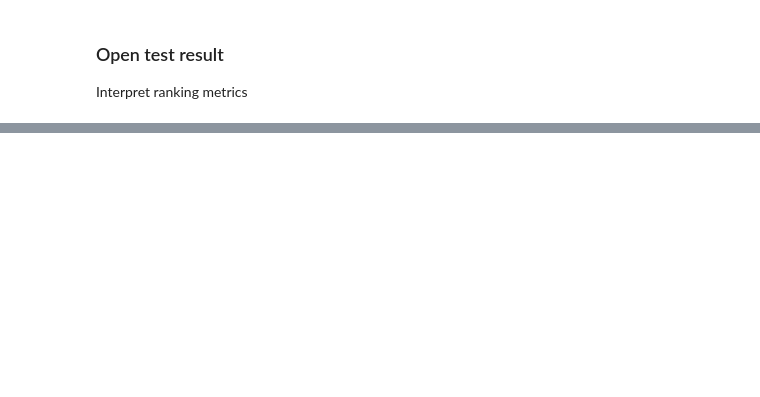
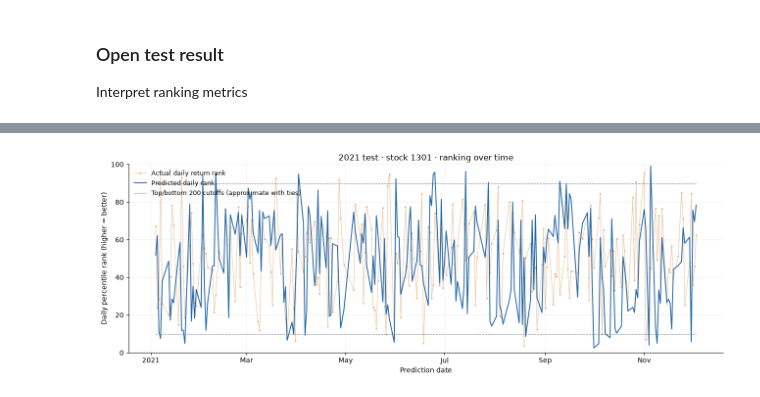
Before and after one commit to myngoc-trg/DA631E_ArtificialIntelligenceForDataScience, a Jupyter notebook: Project_1_SupervisedLearning/notebooks/05_final_test_evaluation.ipynb, the cells around one changed output, grey strips where cells are left out. Cells and saved outputs as stored; diff of their text form; code cells hidden in the pictures; blank space fills up the shorter version.

```diff
--- a/Project_1_SupervisedLearning/notebooks/05_final_test_evaluation.ipynb
+++ b/Project_1_SupervisedLearning/notebooks/05_final_test_evaluation.ipynb
@@ -196,0 +548,5 @@ display(quarterly_spread)
+# %%
+fig, stock_history = plot_stock_rank_history(test_ranked)
+plt.show()
+# %% [output]
+[figure, added]
```
Also changed, not shown: parts of 7 cells of this notebook, 24 other files.
